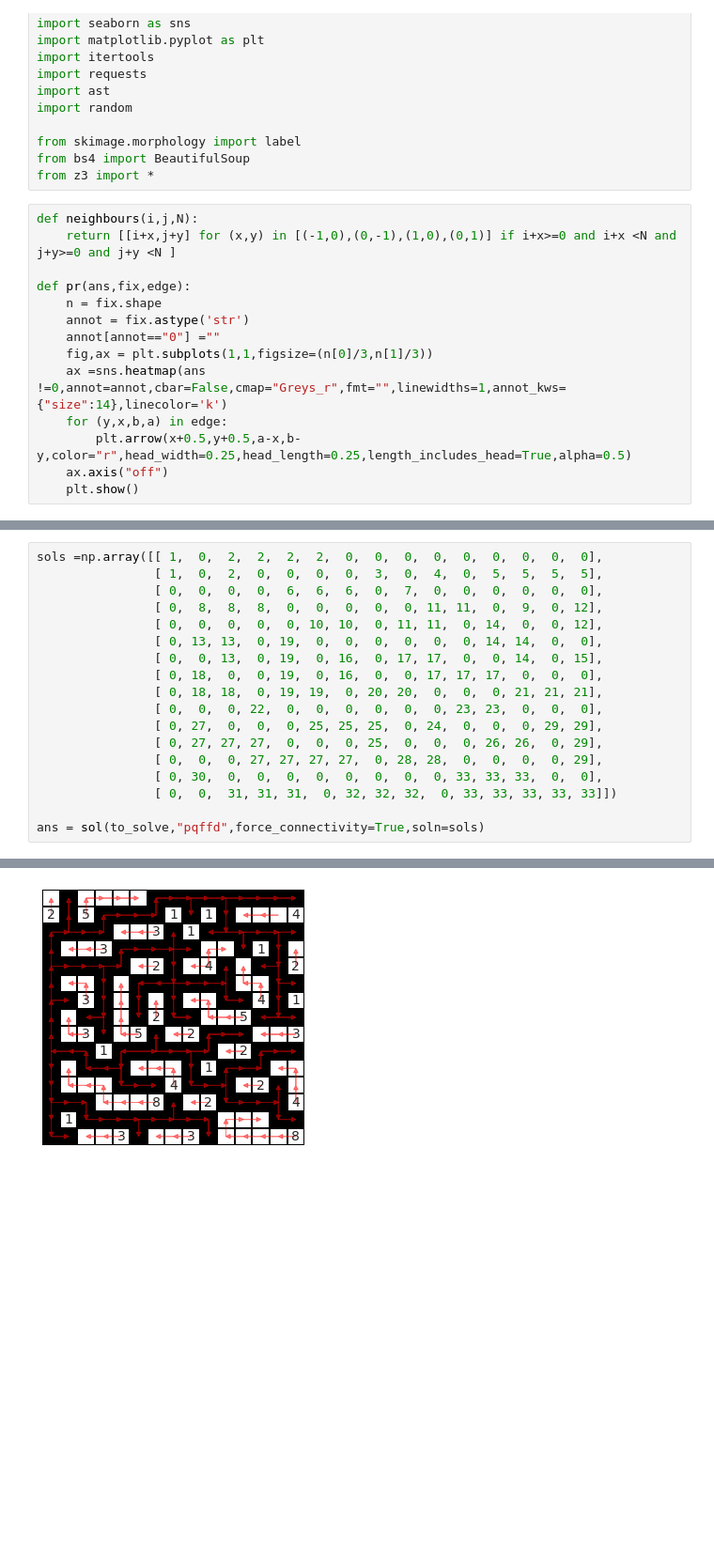
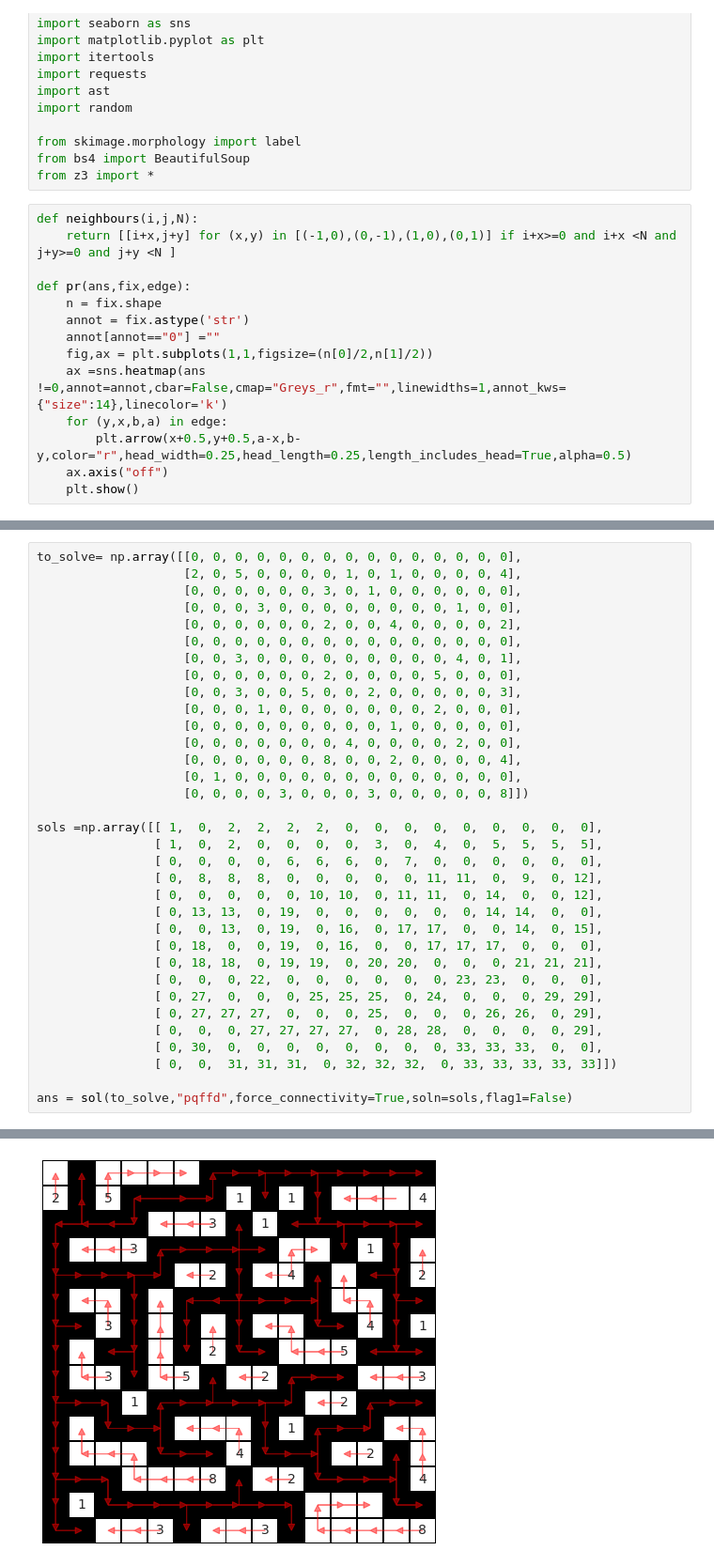
Before and after one commit to gowen100/Public-Code, a Jupyter notebook: Nurikabe.ipynb, the cells around one changed output, grey strips where cells are left out. Shown at 94% size. Drawn from its saved outputs; the diff is of its cells as text; blank space fills up the shorter version.

```diff
--- a/Nurikabe.ipynb
+++ b/Nurikabe.ipynb
@@ -20,7 +20,7 @@ def pr(ans,fix,edge):
     n = fix.shape
     annot = fix.astype('str')
     annot[annot=="0"] =""
-    fig,ax = plt.subplots(1,1,figsize=(n[0]/3,n[1]/3))
+    fig,ax = plt.subplots(1,1,figsize=(n[0]/2,n[1]/2))
     ax =sns.heatmap(ans !=0,annot=annot,cbar=False,cmap="Greys_r",fmt="",linewidths=1,annot_kws={"size":14},linecolor='k')
     for (y,x,b,a) in edge:
         plt.arrow(x+0.5,y+0.5,a-x,b-y,color="r",head_width=0.25,head_length=0.25,length_includes_head=True,alpha=0.5)
@@ -148,24 +153,40 @@ def sol(fix,tactic,force_connectivity=True,soln=[0]):
     else:
         print("fail")
 # %%
+to_solve= np.array([[0, 0, 0, 0, 0, 0, 0, 0, 0, 0, 0, 0, 0, 0, 0],
+                    [2, 0, 5, 0, 0, 0, 0, 1, 0, 1, 0, 0, 0, 0, 4],
+                    [0, 0, 0, 0, 0, 0, 3, 0, 1, 0, 0, 0, 0, 0, 0],
+                    [0, 0, 0, 3, 0, 0, 0, 0, 0, 0, 0, 0, 1, 0, 0],
+                    [0, 0, 0, 0, 0, 0, 2, 0, 0, 4, 0, 0, 0, 0, 2],
+                    [0, 0, 0, 0, 0, 0, 0, 0, 0, 0, 0, 0, 0, 0, 0],
+                    [0, 0, 3, 0, 0, 0, 0, 0, 0, 0, 0, 0, 4, 0, 1],
+                    [0, 0, 0, 0, 0, 0, 2, 0, 0, 0, 0, 5, 0, 0, 0],
+                    [0, 0, 3, 0, 0, 5, 0, 0, 2, 0, 0, 0, 0, 0, 3],
+                    [0, 0, 0, 1, 0, 0, 0, 0, 0, 0, 0, 2, 0, 0, 0],
+                    [0, 0, 0, 0, 0, 0, 0, 0, 0, 1, 0, 0, 0, 0, 0],
+                    [0, 0, 0, 0, 0, 0, 0, 4, 0, 0, 0, 0, 2, 0, 0],
+                    [0, 0, 0, 0, 0, 0, 8, 0, 0, 2, 0, 0, 0, 0, 4],
+                    [0, 1, 0, 0, 0, 0, 0, 0, 0, 0, 0, 0, 0, 0, 0],
+                    [0, 0, 0, 0, 3, 0, 0, 0, 3, 0, 0, 0, 0, 0, 8]])
+
 sols =np.array([[ 1,  0,  2,  2,  2,  2,  0,  0,  0,  0,  0,  0,  0,  0,  0],
                 [ 1,  0,  2,  0,  0,  0,  0,  3,  0,  4,  0,  5,  5,  5,  5],
                 [ 0,  0,  0,  0,  6,  6,  6,  0,  7,  0,  0,  0,  0,  0,  0],
                 [ 0,  8,  8,  8,  0,  0,  0,  0,  0, 11, 11,  0,  9,  0, 12],
                 [ 0,  0,  0,  0,  0, 10, 10,  0, 11, 11,  0, 14,  0,  0, 12],
                 [ 0, 13, 13,  0, 19,  0,  0,  0,  0,  0,  0, 14, 14,  0,  0],
                 [ 0,  0, 13,  0, 19,  0, 16,  0, 17, 17,  0,  0, 14,  0, 15],
                 [ 0, 18,  0,  0, 19,  0, 16,  0,  0, 17, 17, 17,  0,  0,  0],
                 [ 0, 18, 18,  0, 19, 19,  0, 20, 20,  0,  0,  0, 21, 21, 21],
                 [ 0,  0,  0, 22,  0,  0,  0,  0,  0,  0, 23, 23,  0,  0,  0],
                 [ 0, 27,  0,  0,  0, 25, 25, 25,  0, 24,  0,  0,  0, 29, 29],
                 [ 0, 27, 27, 27,  0,  0,  0, 25,  0,  0,  0, 26, 26,  0, 29],
                 [ 0,  0,  0, 27, 27, 27, 27,  0, 28, 28,  0,  0,  0,  0, 29],
                 [ 0, 30,  0,  0,  0,  0,  0,  0,  0,  0, 33, 33, 33,  0,  0],
                 [ 0,  0,  31, 31, 31,  0, 32, 32, 32,  0, 33, 33, 33, 33, 33]])
 
-ans = sol(to_solve,"pqffd",force_connectivity=True,soln=sols)
+ans = sol(to_solve,"pqffd",force_connectivity=True,soln=sols,flag1=False)
 # %% [output]
 15
-[figure, old version]
+[figure, new version]
 Connectivity OK
```
Also changed, not shown: parts of 8 cells of this notebook.
